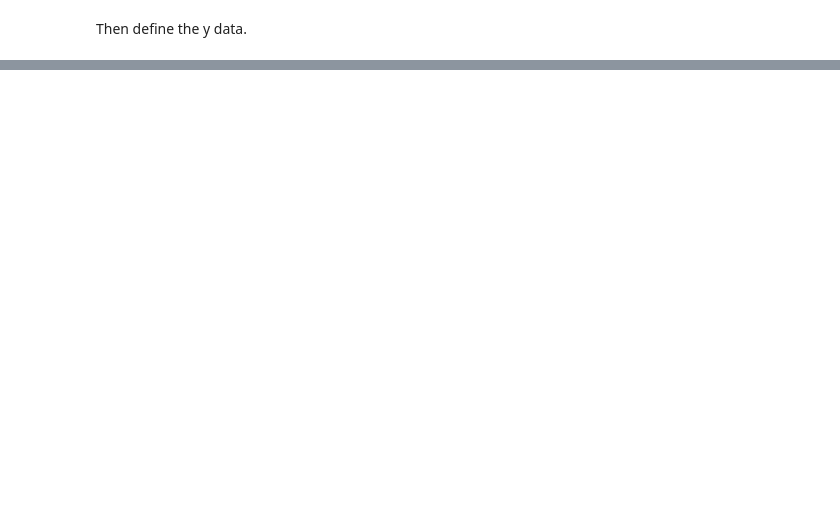
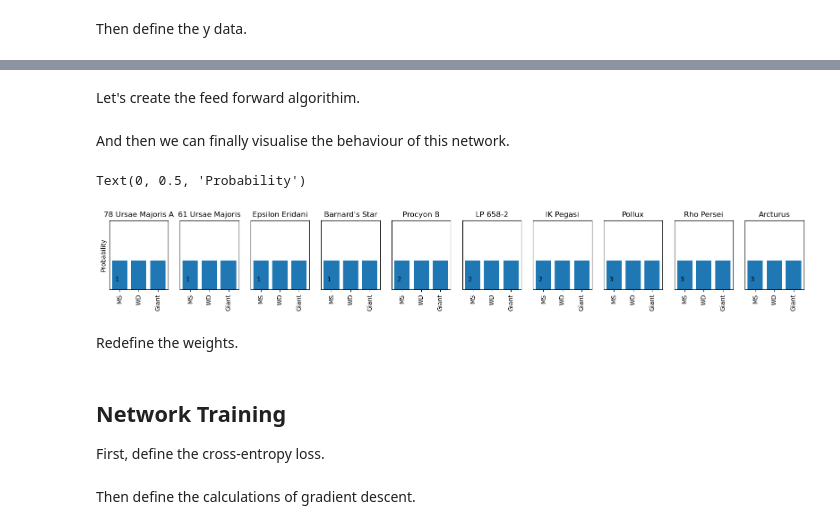
Before and after one commit to Olivex727/olivia-astr4004-ass4, a Jupyter notebook: Neural Network.ipynb, the cells around one changed output, grey strips where cells are left out. Drawn from its saved outputs; the diff is of its cells as text; code cells hidden in the pictures; blank space fills up the shorter version.

```diff
--- a/Neural Network.ipynb
+++ b/Neural Network.ipynb
@@ -77,0 +153,54 @@ y = [data['Y-Type'].to_numpy()]
+# %%
+# let's define the number of neurons in each layer first
+input_layer = 2
+hidden_layer = 3
+output_layer = 3
+# %%
+# then we need to initialize the weights and biases in each neuron
+w1 = np.zeros([hidden_layer, input_layer])
+b1 = np.zeros([hidden_layer,1])
+w2 = np.zeros([output_layer, hidden_layer])
+b2 = np.zeros([output_layer,1])
+
+w1 += 0.5
+w2 += 0.5
+# %% [markdown]
+Let's create the feed forward algorithim.
+# %%
+# defining how the neuron works
+def f_z(x,w,b):
+    return (np.matmul(w, x.T)+b).T
+
+def f_y1(x, w1, b1):
+    z1 = f_z(x, w1, b1)
+    return activation(z1)
+
+def f_y2(y1, w2, b2):
+    z2 = f_z(y1, w2, b2)
+    return softmax(z2)
+
+def feed_forward(x,w1,b1,w2,b2):
+    y1 = f_y1(x, w1, b1)
+    y2 = f_y2(y1, w2, b2)
+    return y2
+# %% [markdown]
+And then we can finally visualise the behaviour of this network.
+# %%
+num_col = 10
+fig, axes = plt.subplots(1, num_col, figsize=(num_col*2,2))
+output = feed_forward(x_test[:20], w1, b1, w2, b2)
+
+for i in range(num_col):
+    ax = axes[i]
+    ax.set_title(labels_test[i])
+    ax.bar(["MS", "WD", "Giant"], output[i])
+    ax.tick_params(axis='x', labelrotation=90)
+    ax.set_yticks([])
+    ax.set_ylim(0,0.8)
+    ax.text(0.1,0.1, data['Y-Type'].to_numpy()[i], va='bottom', ha='left', transform=ax.transAxes, color='k')
+axes[0].set_ylabel('Probability')
+# %% [output]
+Text(0, 0.5, 'Probability')
+[figure, added]
+# %% [markdown]
+Redefine the weights.
@@ -77,0 +211,4 @@ y = [data['Y-Type'].to_numpy()]
+# %% [markdown]
+## Network Training
+
+First, define the cross-entropy loss.
@@ -77,0 +221,2 @@ y = [data['Y-Type'].to_numpy()]
+# %% [markdown]
+Then define the calculations of gradient descent.
```
Also changed, not shown: parts of 20 cells of this notebook, 2 other files.
